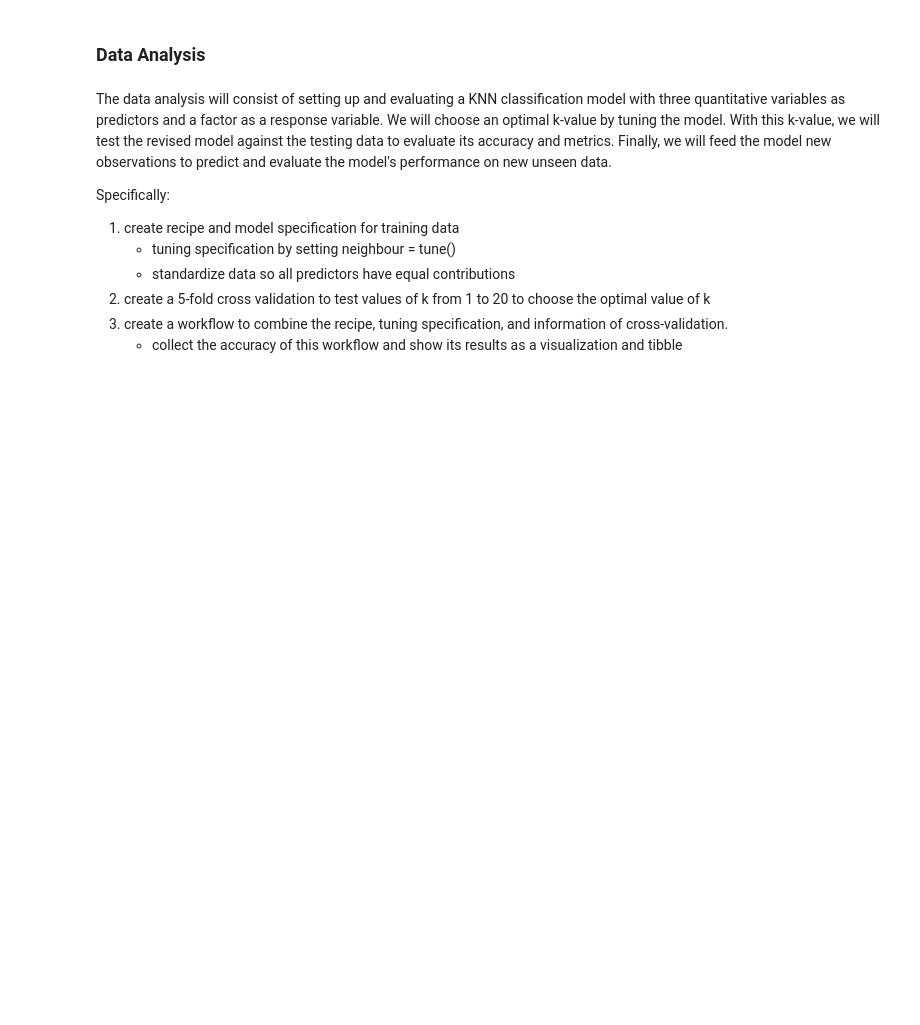
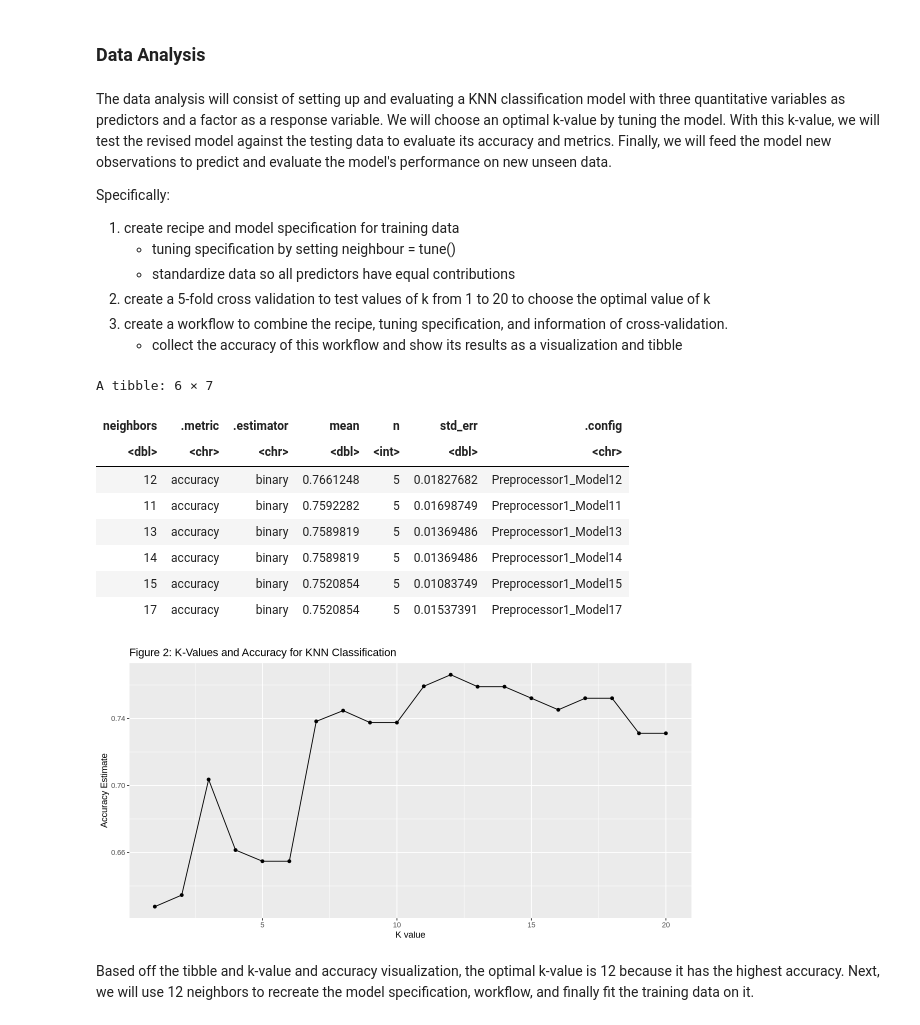
Before and after one commit to chrislee330/dsci-100-project, a Jupyter notebook: project.ipynb, the cells around one changed output. Drawn from its saved outputs; the diff is of its cells as text; code cells hidden in the pictures; blank space fills up the shorter version.

```diff
--- a/project.ipynb
+++ b/project.ipynb
@@ -73,7 +73,7 @@ Based on level progression, we will assign:
 Finally, we will remove any NA values to prevent issues later on.
 # %%
 # load data
-player_data_url <- "https://raw.githubusercontent.com/chrislee330/dsci-100-project-indiv/refs/heads/main/data/players.csv"
+player_data_url <- "https://raw.githubusercontent.com/chrislee330/dsci-100-project/refs/heads/main/data/players.csv"
 players <- read_csv(player_data_url)
 players <- players |> select(experience, Age, subscribe, played_hours) |>
                         mutate(subscribe = as.factor(subscribe)) |>
@@ -150,3 +181,42 @@ Specifically:
 2) create a 5-fold cross validation to test values of k from 1 to 20 to choose the optimal value of k
 3) create a workflow to combine the recipe, tuning specification, and information of cross-validation.
     - collect the accuracy of this workflow and show its results as a visualization and tibble
+# %%
+set.seed(1234)
+players_recipe <- recipe(subscribe ~ ., data = players_train) |>
+    step_scale(all_predictors()) |>
+    step_center(all_predictors())
+tune_spec <- nearest_neighbor(weight_func = "rectangular", neighbors = tune()) |>
+    set_engine("kknn") |>
+    set_mode("classification")
+players_vfold <- vfold_cv(players_train, v = 5, strata = subscribe)
+k_vals <- tibble(neighbors = seq(1, 20, by = 1))
+
+tune_workflow <- workflow() |>
+    add_recipe(players_recipe) |>
+    add_model(tune_spec) |>
+    tune_grid(resamples = players_vfold, grid = k_vals) |>
+    collect_metrics() |>
+    filter(.metric == "accuracy")
+
+cv_results <- tune_workflow |> arrange(desc(mean))
+cv_plot <- ggplot(tune_workflow, aes(x = neighbors, y = mean)) +
+                        geom_point() +
+                        geom_line() +
+                        labs(x = "K value", y = "Accuracy Estimate") +
+                        ggtitle("Figure 2: K-Values and Accuracy for KNN Classification")
+head(cv_results)
+cv_plot
+# %% [output]
+A tibble: 6 × 7
+| neighbors | .metric | .estimator | mean | n | std_err | .config |
+| <dbl> | <chr> | <chr> | <dbl> | <int> | <dbl> | <chr> |
+| 12 | accuracy | binary | 0.7661248 | 5 | 0.01827682 | Preprocessor1_Model12 |
+| 11 | accuracy | binary | 0.7592282 | 5 | 0.01698749 | Preprocessor1_Model11 |
+| 13 | accuracy | binary | 0.7589819 | 5 | 0.01369486 | Preprocessor1_Model13 |
+| 14 | accuracy | binary | 0.7589819 | 5 | 0.01369486 | Preprocessor1_Model14 |
+| 15 | accuracy | binary | 0.7520854 | 5 | 0.01083749 | Preprocessor1_Model15 |
+| 17 | accuracy | binary | 0.7520854 | 5 | 0.01537391 | Preprocessor1_Model17 |
+[figure, added]
+# %% [markdown]
+Based off the tibble and k-value and accuracy visualization, the optimal k-value is 12 because it has the highest accuracy. Next, we will use 12 neighbors to recreate the model specification, workflow, and finally fit the training data on it.
```
Also changed, not shown: parts of 19 cells of this notebook.
